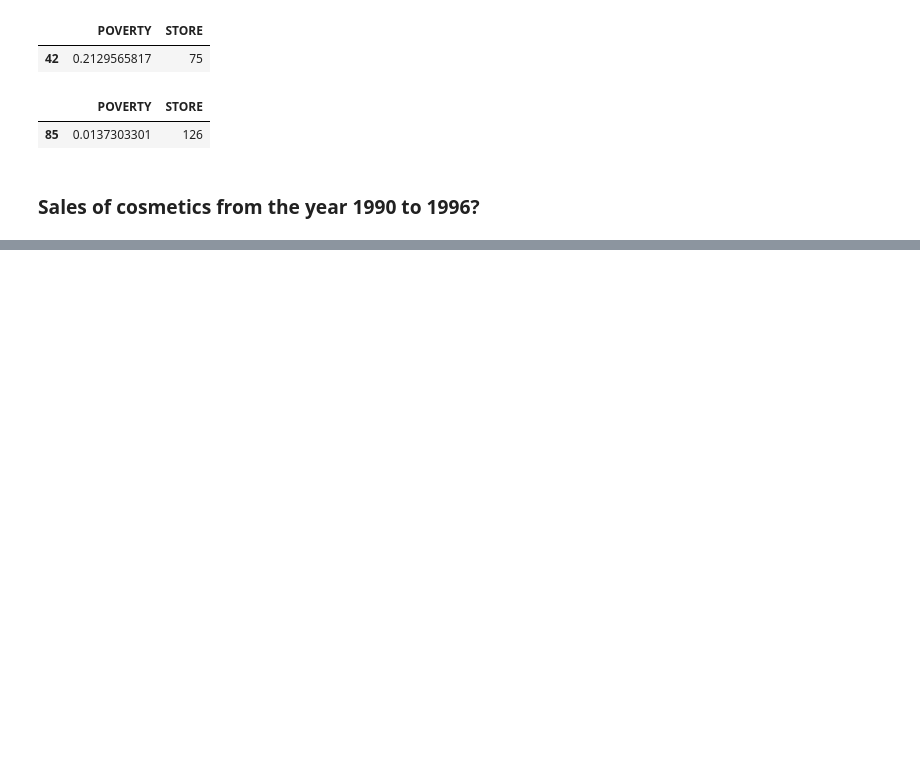
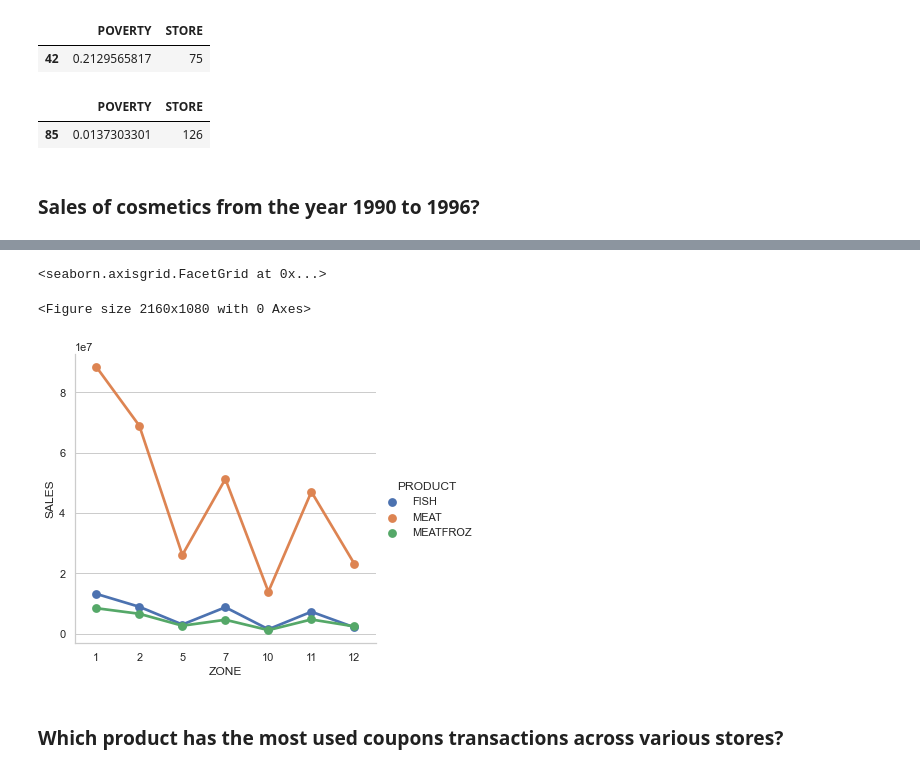
Before and after one commit to aksh19cj/Data-Warehouse, a Jupyter notebook: Akshay_DW_ Analysis.ipynb, the cells around one changed output, grey strips where cells are left out. Drawn from its saved outputs; the diff is of its cells as text; code cells hidden in the pictures; blank space fills up the shorter version.

```diff
--- a/Akshay_DW_ Analysis.ipynb
+++ b/Akshay_DW_ Analysis.ipynb
@@ -587,0 +659,3 @@ sns.lineplot(data=df_cosmetic_sales_1, x="YEAR", y="COSMETIC")
+# %%
+result = pd.merge(df_chicago,demo_reduced,on ='STORE')
+result
@@ -587,0 +676,5 @@ sns.lineplot(data=df_cosmetic_sales_1, x="YEAR", y="COSMETIC")
+# %%
+result_1 = result[['FISH', 'MEATFROZ', 'MEAT', 'ZONE', 'CITY']]
+result_1['FISH'] =result_1['FISH'].astype('float')
+result_1['MEAT'] =result_1['MEAT'].astype('float')
+result_1['MEATFROZ'] =result_1['MEATFROZ'].astype('float')
@@ -587,0 +697,4 @@ sns.lineplot(data=df_cosmetic_sales_1, x="YEAR", y="COSMETIC")
+# %%
+grouped_multiple = result_1.groupby(['ZONE']).agg({'FISH': ['sum'], 'MEAT':'sum', 'MEATFROZ':'sum'})
+grouped_multiple.reset_index(inplace= True)
+grouped_multiple
@@ -587,0 +737,14 @@ sns.lineplot(data=df_cosmetic_sales_1, x="YEAR", y="COSMETIC")
+# %%
+grouped_multiple_1 = grouped_multiple[['FISH','ZONE']]
+grouped_multiple_2 = grouped_multiple[['MEAT','ZONE']]
+grouped_multiple_3 = grouped_multiple[['MEATFROZ','ZONE']]
+grouped_multiple_1['PRODUCT'] = 'FISH'
+grouped_multiple_2['PRODUCT'] = 'MEAT'
+grouped_multiple_3['PRODUCT'] = 'MEATFROZ'
+
+grouped_multiple_1.rename(columns={"FISH": "Sales"},inplace=True)
+grouped_multiple_2.rename(columns={"MEAT": "Sales"},inplace=True)
+grouped_multiple_3.rename(columns={"MEATFROZ": "Sales"},inplace=True)
+resulted = pd.concat([grouped_multiple_1,grouped_multiple_2, grouped_multiple_3])
+resulted.columns =['SALES', 'ZONE', 'PRODUCT']
+resulted
@@ -587,0 +786,9 @@ sns.lineplot(data=df_cosmetic_sales_1, x="YEAR", y="COSMETIC")
+# %%
+plt.figure(figsize=(30,15))
+sns.factorplot(data=resulted, x="ZONE", y='SALES',hue='PRODUCT')
+# %% [output]
+<seaborn.axisgrid.FacetGrid at 0x...>
+<Figure size 2160x1080 with 0 Axes>
+[figure, added]
+# %% [markdown]
+ ### Which product has the most used coupons transactions across various stores?
```
Also changed, not shown: parts of 81 cells of this notebook.
